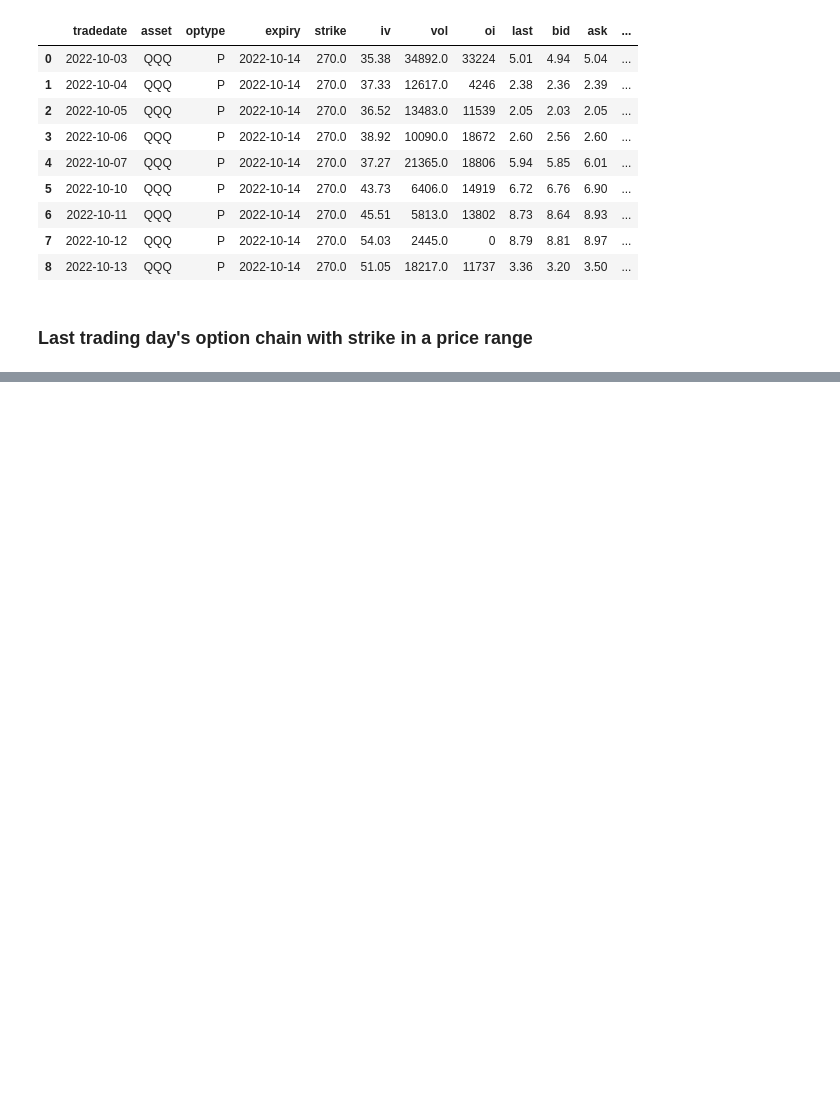
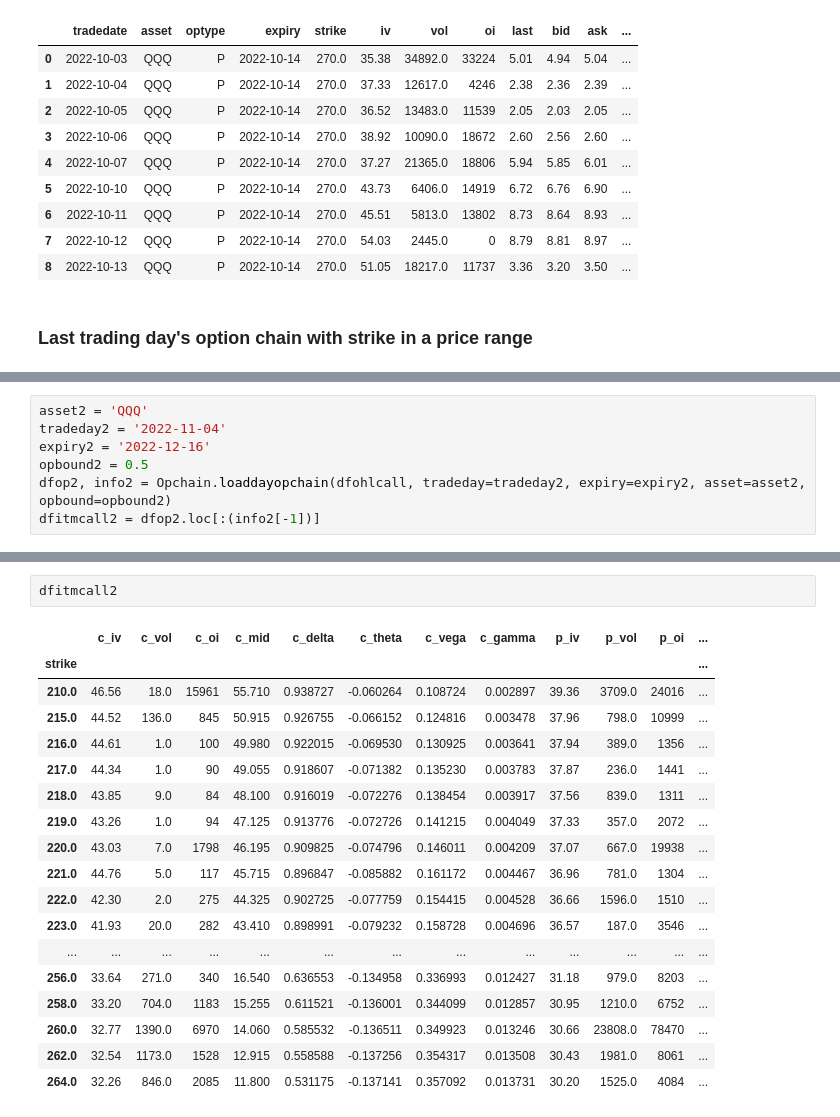
Before and after one commit to willbillionquant/bsoption, a Jupyter notebook: nyopchain-usage.ipynb, the cells around one changed output, grey strips where cells are left out. Cells and saved outputs as stored; diff of their text form; blank space fills up the shorter version.

```diff
--- a/nyopchain-usage.ipynb
+++ b/nyopchain-usage.ipynb
@@ -117,0 +181,7 @@ dfop3
+# %%
+asset2 = 'QQQ'
+tradeday2 = '2022-11-04'
+expiry2 = '2022-12-16'
+opbound2 = 0.5
+dfop2, info2 = Opchain.loaddayopchain(dfohlcall, tradeday=tradeday2, expiry=expiry2, asset=asset2, opbound=opbound2)
+dfitmcall2 = dfop2.loc[:(info2[-1])]
@@ -117,0 +206,21 @@ dfop3
+# %%
+dfitmcall2
+# %% [output]
+|  | c_iv | c_vol | c_oi | c_mid | c_delta | c_theta | c_vega | c_gamma | p_iv | p_vol | p_oi | ... |
+| strike |  |  |  |  |  |  |  |  |  |  |  | ... |
+| 210.0 | 46.56 | 18.0 | 15961 | 55.710 | 0.938727 | -0.060264 | 0.108724 | 0.002897 | 39.36 | 3709.0 | 24016 | ... |
+| 215.0 | 44.52 | 136.0 | 845 | 50.915 | 0.926755 | -0.066152 | 0.124816 | 0.003478 | 37.96 | 798.0 | 10999 | ... |
+| 216.0 | 44.61 | 1.0 | 100 | 49.980 | 0.922015 | -0.069530 | 0.130925 | 0.003641 | 37.94 | 389.0 | 1356 | ... |
+| 217.0 | 44.34 | 1.0 | 90 | 49.055 | 0.918607 | -0.071382 | 0.135230 | 0.003783 | 37.87 | 236.0 | 1441 | ... |
+| 218.0 | 43.85 | 9.0 | 84 | 48.100 | 0.916019 | -0.072276 | 0.138454 | 0.003917 | 37.56 | 839.0 | 1311 | ... |
+| 219.0 | 43.26 | 1.0 | 94 | 47.125 | 0.913776 | -0.072726 | 0.141215 | 0.004049 | 37.33 | 357.0 | 2072 | ... |
+| 220.0 | 43.03 | 7.0 | 1798 | 46.195 | 0.909825 | -0.074796 | 0.146011 | 0.004209 | 37.07 | 667.0 | 19938 | ... |
+| 221.0 | 44.76 | 5.0 | 117 | 45.715 | 0.896847 | -0.085882 | 0.161172 | 0.004467 | 36.96 | 781.0 | 1304 | ... |
+| 222.0 | 42.30 | 2.0 | 275 | 44.325 | 0.902725 | -0.077759 | 0.154415 | 0.004528 | 36.66 | 1596.0 | 1510 | ... |
+| 223.0 | 41.93 | 20.0 | 282 | 43.410 | 0.898991 | -0.079232 | 0.158728 | 0.004696 | 36.57 | 187.0 | 3546 | ... |
+| ... | ... | ... | ... | ... | ... | ... | ... | ... | ... | ... | ... | ... |
+| 256.0 | 33.64 | 271.0 | 340 | 16.540 | 0.636553 | -0.134958 | 0.336993 | 0.012427 | 31.18 | 979.0 | 8203 | ... |
+| 258.0 | 33.20 | 704.0 | 1183 | 15.255 | 0.611521 | -0.136001 | 0.344099 | 0.012857 | 30.95 | 1210.0 | 6752 | ... |
+| 260.0 | 32.77 | 1390.0 | 6970 | 14.060 | 0.585532 | -0.136511 | 0.349923 | 0.013246 | 30.66 | 23808.0 | 78470 | ... |
+| 262.0 | 32.54 | 1173.0 | 1528 | 12.915 | 0.558588 | -0.137256 | 0.354317 | 0.013508 | 30.43 | 1981.0 | 8061 | ... |
+| 264.0 | 32.26 | 846.0 | 2085 | 11.800 | 0.531175 | -0.137141 | 0.357092 | 0.013731 | 30.20 | 1525.0 | 4084 | ... |
```
Also changed, not shown: parts of 14 cells of this notebook.
